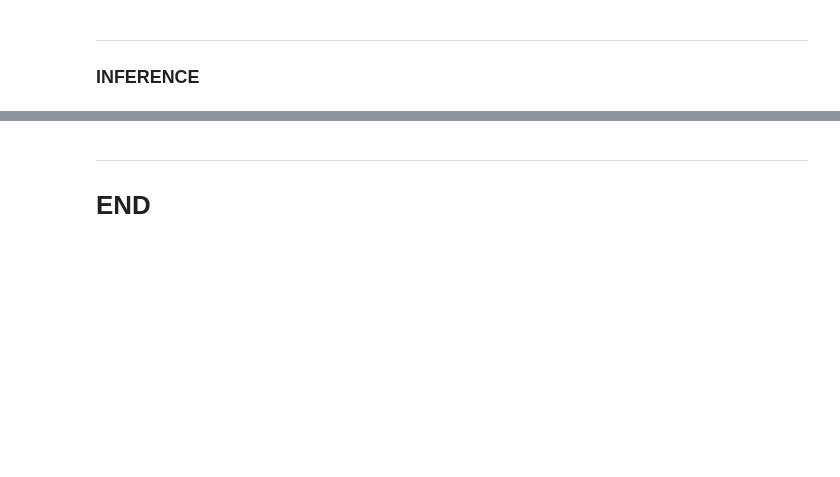
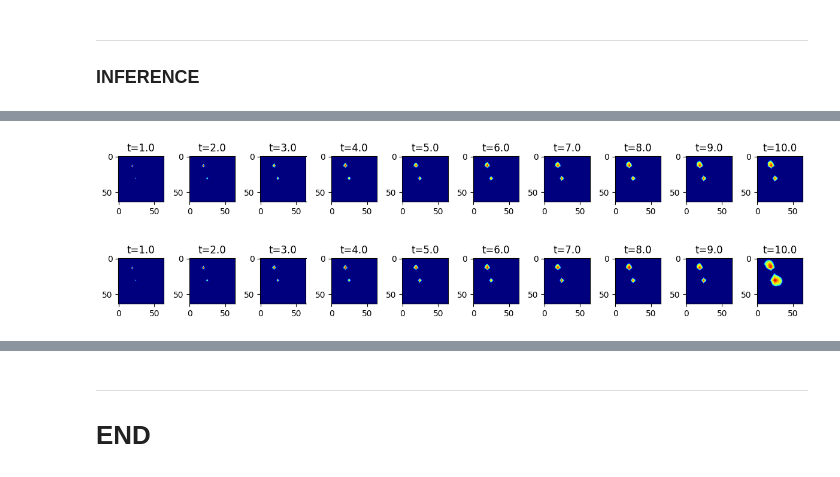
Before and after one commit to misaelmmorales/Placement-Control-Optim-CO2, a Jupyter notebook: SlopingAquiferSmall/slopingaquifer_keras.ipynb, the cells around one changed output, grey strips where cells are left out. Drawn from its saved outputs; the diff is of its cells as text; code cells hidden in the pictures; blank space fills up the shorter version.

```diff
--- a/SlopingAquiferSmall/slopingaquifer_keras.ipynb
+++ b/SlopingAquiferSmall/slopingaquifer_keras.ipynb
@@ -169,21 +199,24 @@ plt.show()
 # %%
-sample = 11
+sample = 2
 
 plt.figure(figsize=(12,4))
 for j in range(10):
     plt.subplot(1, 10, j+1)
     k = j*2+1
     plt.imshow(y1train[sample, k, ..., -1], 'jet')
     plt.title('t={}'.format(timesteps_inj[k]))
 plt.tight_layout()
 plt.show()
 
 plt.figure(figsize=(12,4))
 for j in range(10):
     plt.subplot(1, 10, j+1)
     k = j*2+1
     plt.imshow(y1train_pred[sample, k, ..., -1], 'jet')
     plt.title('t={}'.format(timesteps_inj[k]))
 plt.tight_layout()
 plt.show()
+# %% [output]
+[figure, added]
+[figure, added]
 # %%
```
Also changed, not shown: parts of 7 cells of this notebook, 1 other file.
